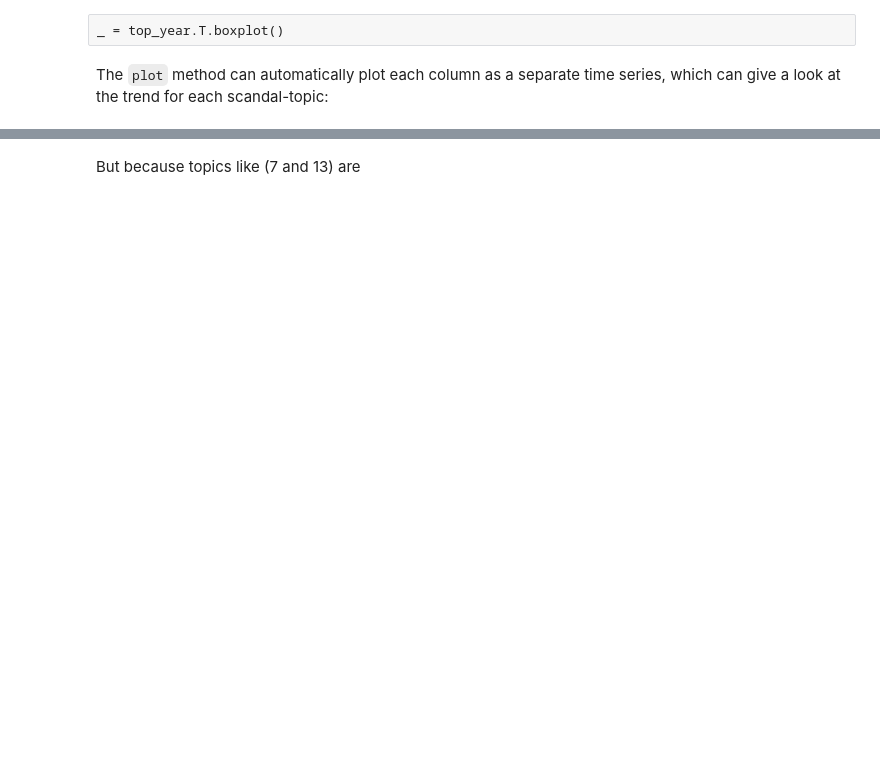
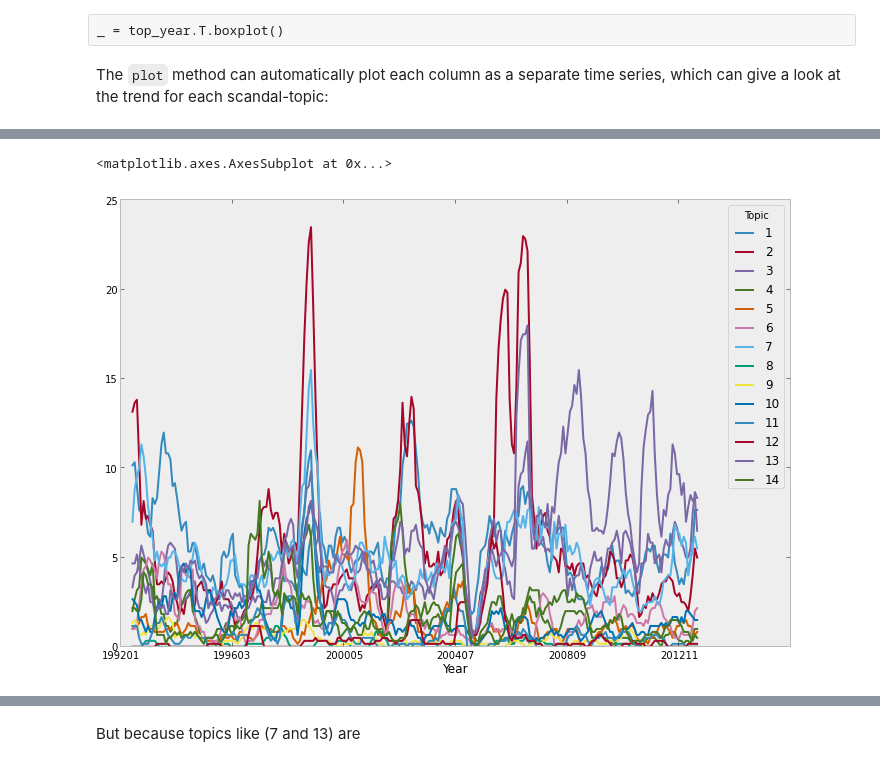
Before and after one commit to wcbeard/nyt-nlp, a Jupyter notebook: nyt-nlp.ipynb, the cells around one changed output, grey strips where cells are left out. Saved outputs shown, nothing was run; the diff lists cells and outputs as text; code cells hidden in the pictures; blank space fills up the shorter version.

```diff
--- a/nyt-nlp.ipynb
+++ b/nyt-nlp.ipynb
@@ -281,0 +322,5 @@ gensim.utils.random.setstate(
+# %%
+pd.stats.moments.rolling_mean(top_year, 6).plot()
+# %% [output]
+<matplotlib.axes.AxesSubplot at 0x...>
+[figure, added]
```
Also changed, not shown: parts of 50 cells of this notebook, 1 other file.
